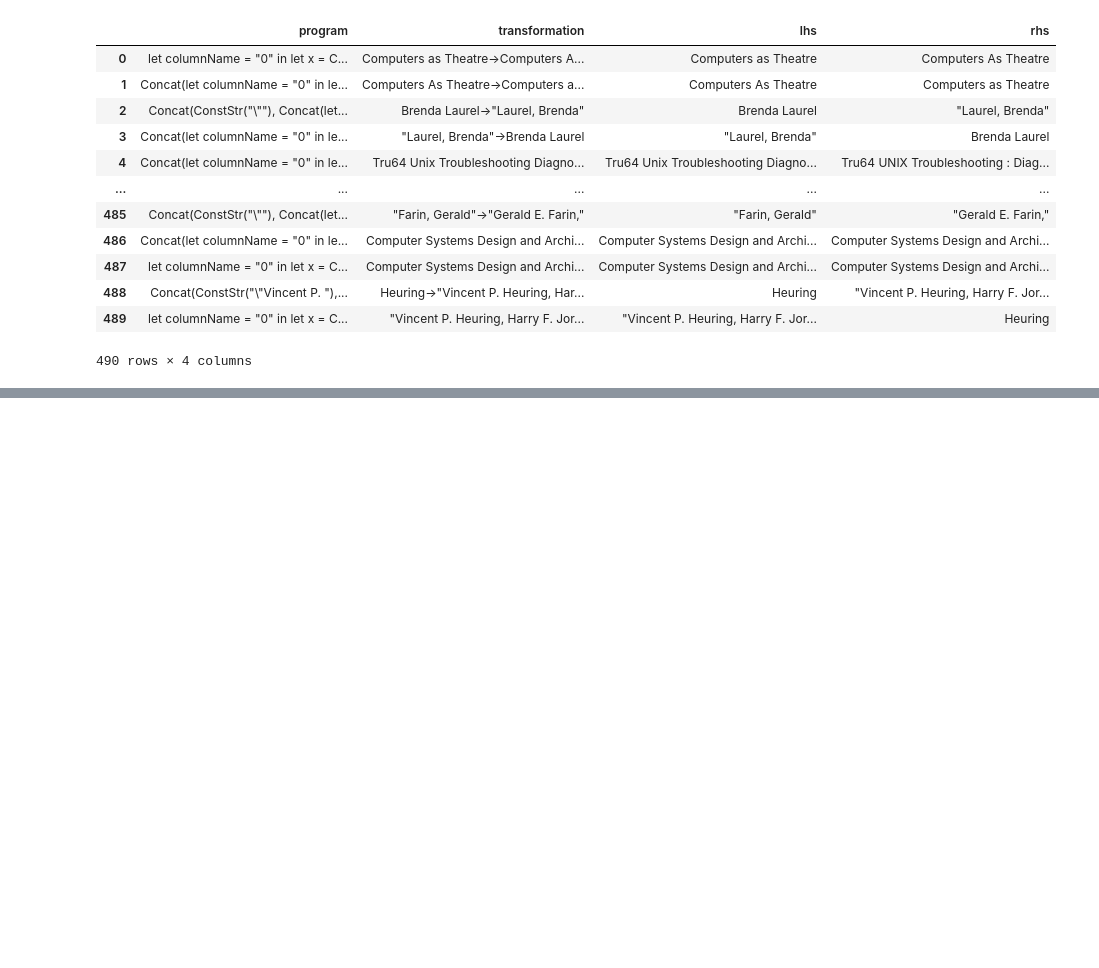
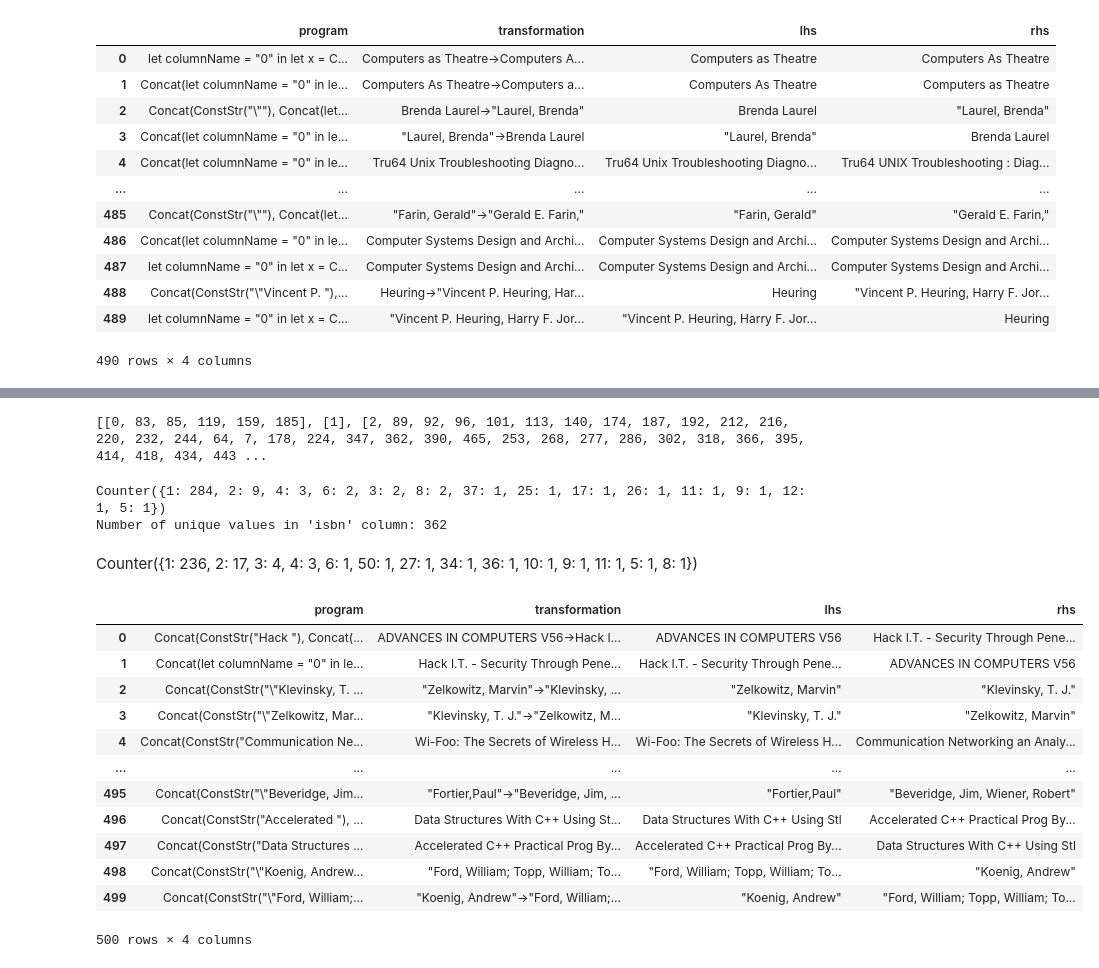
Before and after one commit to Sameer-H-Khan/EntityResolutionAndConsolidation, a Jupyter notebook: PROSE/entity-consolidation-with-PROSE.ipynb, the cells around one changed output, grey strips where cells are left out. Saved outputs shown, nothing was run; the diff lists cells and outputs as text; code cells hidden in the pictures; blank space fills up the shorter version.

```diff
--- a/PROSE/entity-consolidation-with-PROSE.ipynb
+++ b/PROSE/entity-consolidation-with-PROSE.ipynb
@@ -134,6 +192,10 @@ for node in graph:
         clusters.append(cluster)
 
 # print(clusters)
+# %%
+print(clusters)
+# %% [output]
+[[0, 83, 85, 119, 159, 185], [1], [2, 89, 92, 96, 101, 113, 140, 174, 187, 192, 212, 216, 220, 232, 244, 64, 7, 178, 224, 347, 362, 390, 465, 253, 268, 277, 286, 302, 318, 366, 395, 414, 418, 434, 443 ...
 # %%
 with open('clusters.txt', 'w') as f:
     for clus in clusters:
@@ -143,0 +214,63 @@ with open('clusters.txt', 'w') as f:
+# %%
+from collections import Counter
+
+lengths =[]
+for cluster in clusters:
+    lengths.append(len(cluster))
+print(Counter(lengths))
+unique_values_count = df.iloc[:, 0].nunique()
+print("Number of unique values in program column:", unique_values_count)
+# %% [output]
+Counter({1: 284, 2: 9, 4: 3, 6: 2, 3: 2, 8: 2, 37: 1, 25: 1, 17: 1, 26: 1, 11: 1, 9: 1, 12: 1, 5: 1})
+Number of unique values in 'isbn' column: 362
+# %% [markdown]
+Counter({1: 236, 2: 17, 3: 4, 4: 3, 6: 1, 50: 1, 27: 1, 34: 1, 36: 1, 10: 1, 9: 1, 11: 1, 5: 1, 8: 1})
+# %%
+# Read in text file that shows PROSE program to transformation
+file_path = 'programs_one_to_one_conflict.txt'
+
+with open(file_path, 'r') as file:
+    data = file.read()
+
+# Split the data on the word "Program:" but keep it as part of the split results
+programs_transformations = data.split("\n")
+programs_transformations.remove("")
+
+programs = []
+transformations = []
+lhs = []
+rhs = []
+
+for item in programs_transformations:
+    item_split = item.split("==>")
+    transformation = item_split[1]
+    programs.append(item_split[0])
+    transformations.append(transformation)
+    transformation_split = transformation.split("->")
+    lhs.append(transformation_split[0])
+    rhs.append(transformation_split[1])
+
+
+
+df = pd.DataFrame({
+    'program': programs,
+    'transformation': transformations,
+    'lhs': lhs,
+    'rhs': rhs
+})
+
+df
+# %% [output]
+|  | program | transformation | lhs | rhs |
+| 0 | Concat(ConstStr("Hack "), Concat(... | ADVANCES IN COMPUTERS V56->Hack I... | ADVANCES IN COMPUTERS V56 | Hack I.T. - Security Through Pene... |
+| 1 | Concat(let columnName = "0" in le... | Hack I.T. - Security Through Pene... | Hack I.T. - Security Through Pene... | ADVANCES IN COMPUTERS V56 |
+| 2 | Concat(ConstStr("\"Klevinsky, T. ... | "Zelkowitz, Marvin"->"Klevinsky, ... | "Zelkowitz, Marvin" | "Klevinsky, T. J." |
+| 3 | Concat(ConstStr("\"Zelkowitz, Mar... | "Klevinsky, T. J."->"Zelkowitz, M... | "Klevinsky, T. J." | "Zelkowitz, Marvin" |
+| 4 | Concat(ConstStr("Communication Ne... | Wi-Foo: The Secrets of Wireless H... | Wi-Foo: The Secrets of Wireless H... | Communication Networking an Analy... |
+| ... | ... | ... | ... | ... |
+| 495 | Concat(ConstStr("\"Beveridge, Jim... | "Fortier,Paul"->"Beveridge, Jim, ... | "Fortier,Paul" | "Beveridge, Jim, Wiener, Robert" |
+| 496 | Concat(ConstStr("Accelerated "), ... | Data Structures With C++ Using St... | Data Structures With C++ Using Stl | Accelerated C++ Practical Prog By... |
+| 497 | Concat(ConstStr("Data Structures ... | Accelerated C++ Practical Prog By... | Accelerated C++ Practical Prog By... | Data Structures With C++ Using Stl |
+| 498 | Concat(ConstStr("\"Koenig, Andrew... | "Ford, William; Topp, William; To... | "Ford, William; Topp, William; To... | "Koenig, Andrew" |
+| 499 | Concat(ConstStr("\"Ford, William;... | "Koenig, Andrew"->"Ford, William;... | "Koenig, Andrew" | "Ford, William; Topp, William; To... |
+500 rows × 4 columns
```
Also changed, not shown: parts of 24 cells of this notebook, 5 other files.
